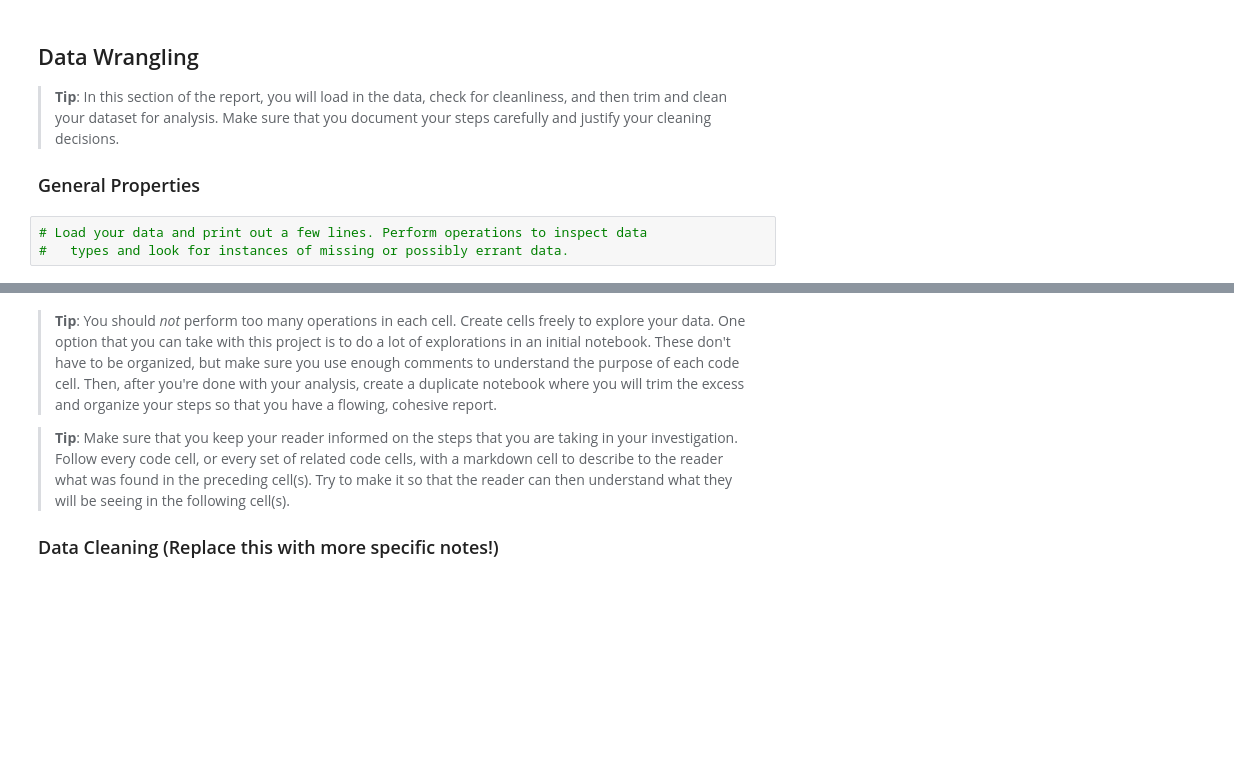
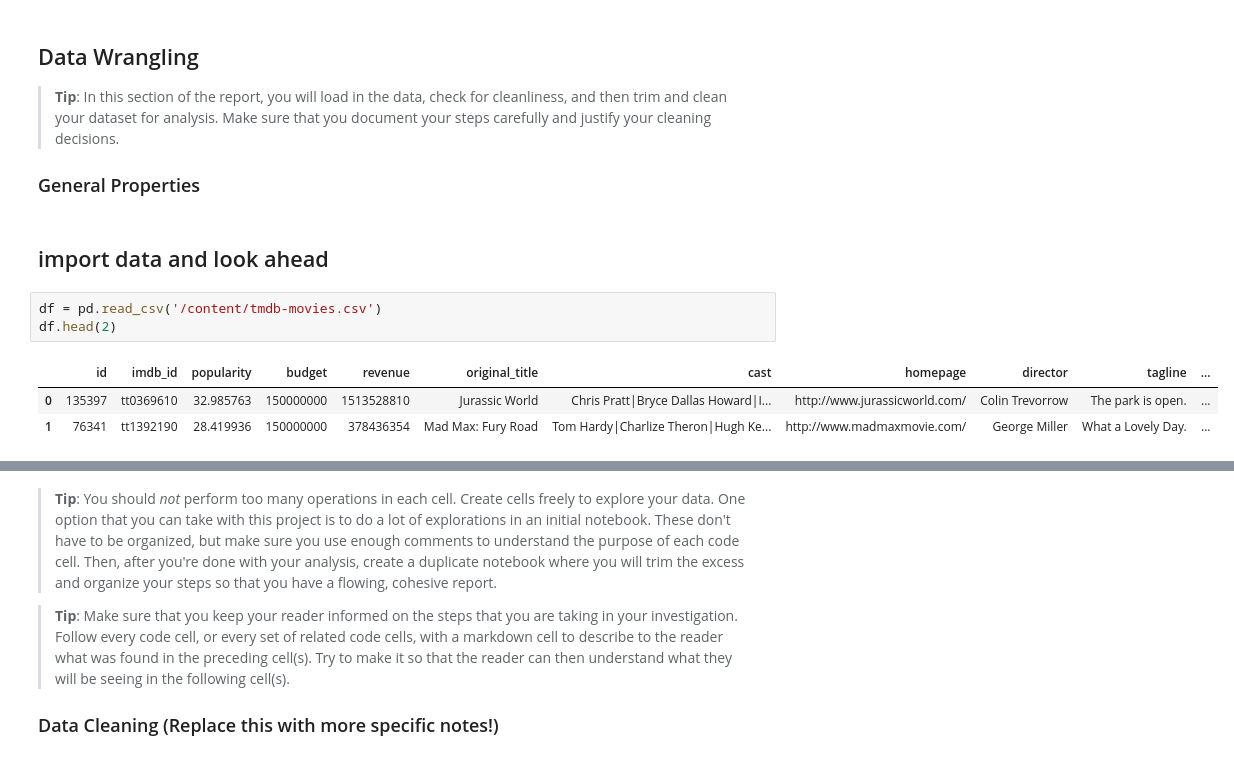
Before and after one commit to ahmed-hassan97/Investigate_TMDb_Movies, a Jupyter notebook: Investigate_a_Dataset.ipynb, the cells around one changed output, grey strips where cells are left out. Cells and saved outputs as stored; diff of their text form; blank space fills up the shorter version.

```diff
--- a/Investigate_a_Dataset.ipynb
+++ b/Investigate_a_Dataset.ipynb
@@ -33,6 +40,12 @@
 > **Tip**: In this section of the report, you will load in the data, check for cleanliness, and then trim and clean your dataset for analysis. Make sure that you document your steps carefully and justify your cleaning decisions.
 
 ### General Properties
-# %%
-# Load your data and print out a few lines. Perform operations to inspect data
-#   types and look for instances of missing or possibly errant data.
+# %% [markdown]
+## import data and look ahead
+# %%
+df = pd.read_csv('/content/tmdb-movies.csv')
+df.head(2)
+# %% [output]
+|  | id | imdb_id | popularity | budget | revenue | original_title | cast | homepage | director | tagline | ... |
+| 0 | 135397 | tt0369610 | 32.985763 | 150000000 | 1513528810 | Jurassic World | Chris Pratt|Bryce Dallas Howard|I... | http://www.jurassicworld.com/ | Colin Trevorrow | The park is open. | ... |
+| 1 | 76341 | tt1392190 | 28.419936 | 150000000 | 378436354 | Mad Max: Fury Road | Tom Hardy|Charlize Theron|Hugh Ke... | http://www.madmaxmovie.com/ | George Miller | What a Lovely Day. | ... |
```
Also changed, not shown: parts of 25 cells of this notebook.
